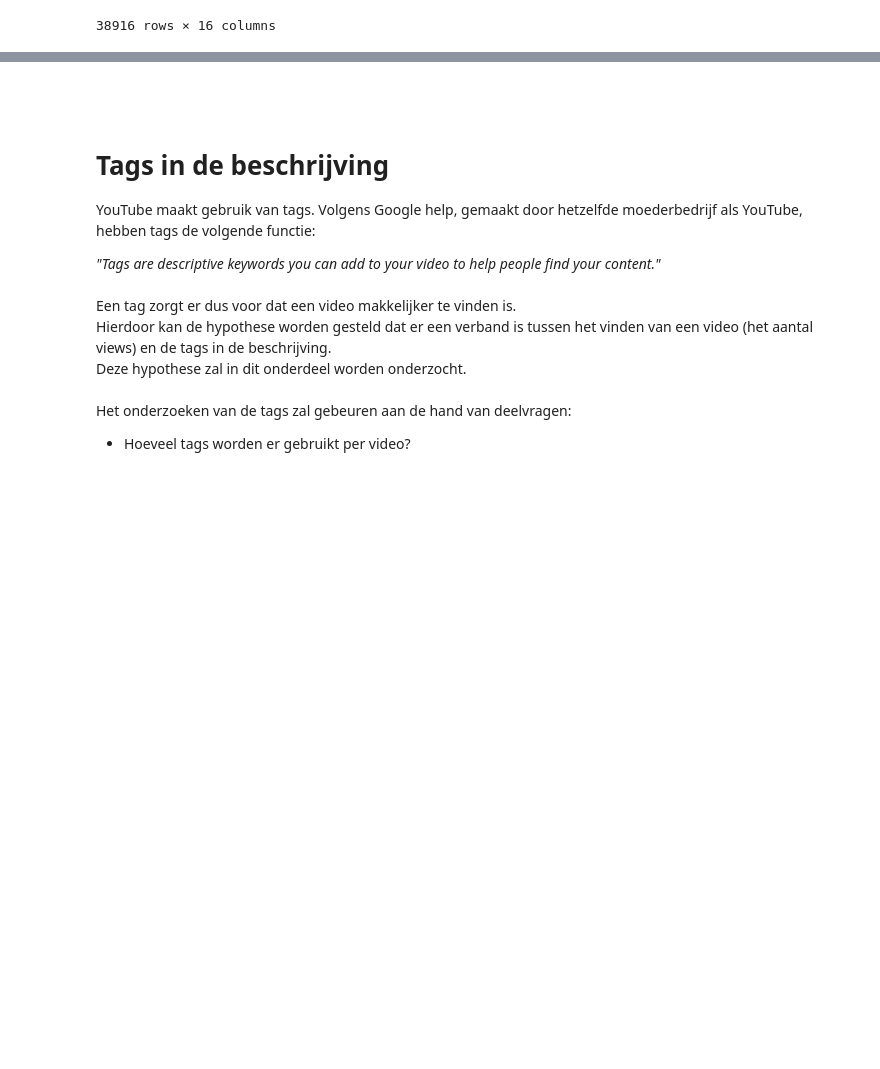
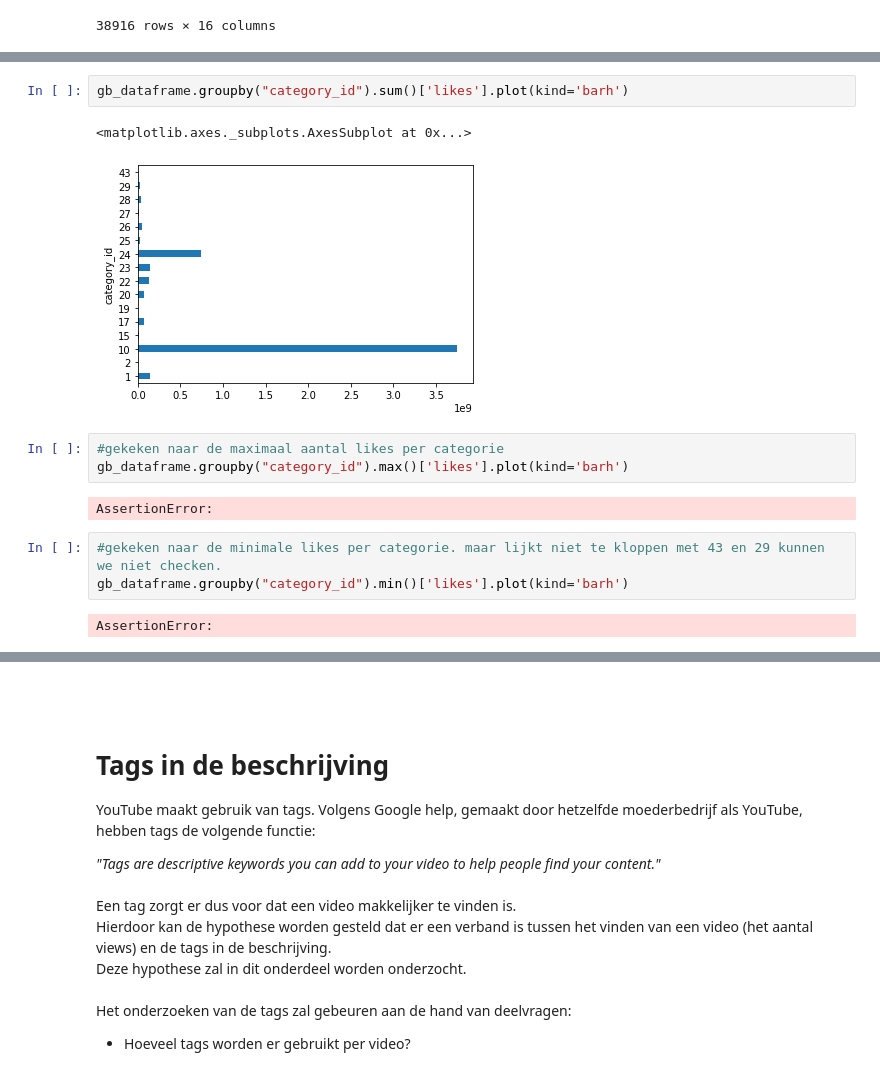
Before and after one commit to WoltervanDonk/Challenge2, a Jupyter notebook: src/YoutubeTrendingNotebook.ipynb, the cells around one changed output, grey strips where cells are left out. Drawn from its saved outputs; the diff is of its cells as text; blank space fills up the shorter version.

```diff
--- a/src/YoutubeTrendingNotebook.ipynb
+++ b/src/YoutubeTrendingNotebook.ipynb
@@ -27,0 +92,15 @@ gb_dataframe
+# %%
+gb_dataframe.groupby("category_id").sum()['likes'].plot(kind='barh')
+# %% [output]
+<matplotlib.axes._subplots.AxesSubplot at 0x...>
+[figure, added]
+# %%
+#gekeken naar de maximaal aantal likes per categorie
+gb_dataframe.groupby("category_id").max()['likes'].plot(kind='barh')
+# %% [output]
+AssertionError:
+# %%
+#gekeken naar de minimale likes per categorie. maar lijkt niet te kloppen met 43 en 29 kunnen we niet checken.
+gb_dataframe.groupby("category_id").min()['likes'].plot(kind='barh')
+# %% [output]
+AssertionError:
```
Also changed, not shown: parts of 58 cells of this notebook.
